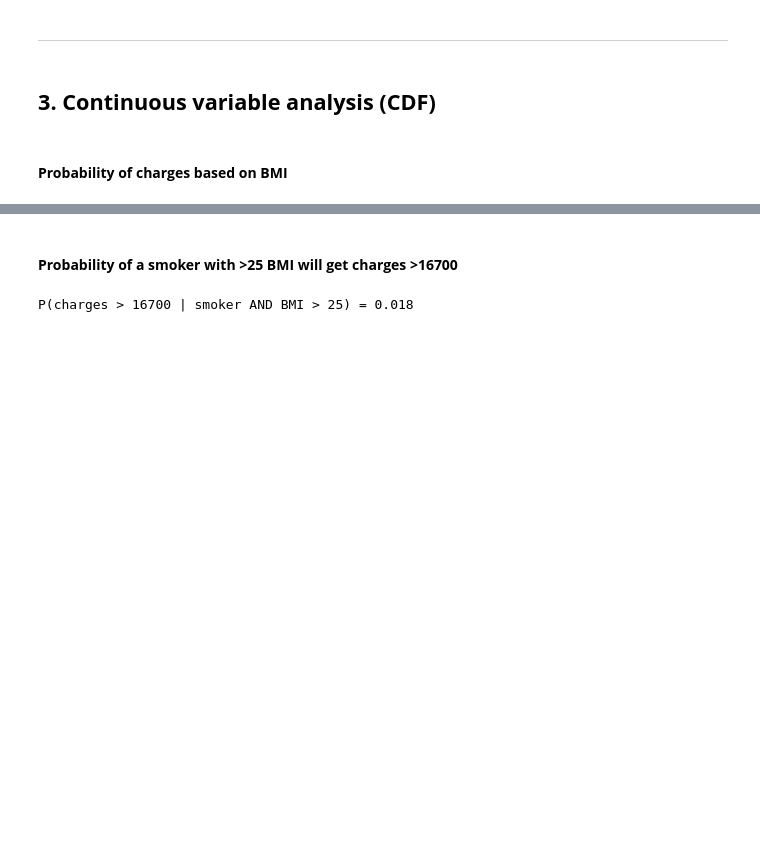
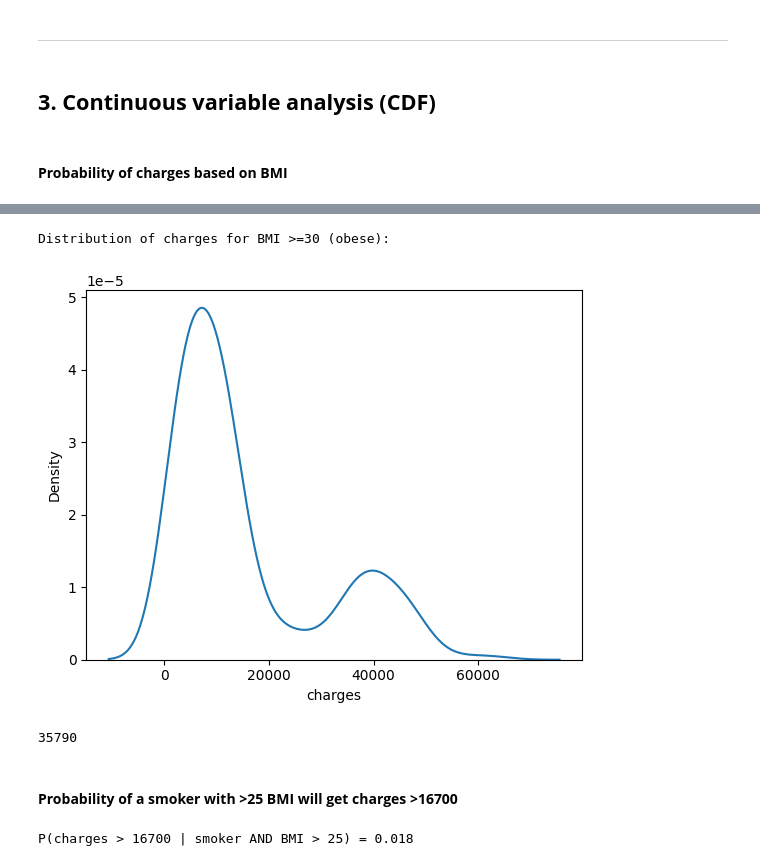
Before and after one commit to almuwahidan/pacmann-insurance-analysis, a Jupyter notebook: analysis/insurance_analysis.ipynb, the cells around one changed output, grey strips where cells are left out. Saved outputs shown, nothing was run; the diff lists cells and outputs as text; code cells hidden in the pictures; blank space fills up the shorter version.

```diff
--- a/analysis/insurance_analysis.ipynb
+++ b/analysis/insurance_analysis.ipynb
@@ -164,3 +184,19 @@ Joint and Marginal PDFs
+# %%
+print("Distribution of charges for BMI >=30 (obese):")
+plot = sns.kdeplot(data=bmi_obese, x="charges")
+# %% [output]
+Distribution of charges for BMI >=30 (obese):
+[figure, added]
+# %%
+# deleting dataset variables we no longer use
+del bmi_underweight
+del bmi_normal
+del bmi_overweight
+del bmi_obese
+
+gc.collect()
+# %% [output]
+35790
 # %% [markdown]
 #### **Probability of a smoker with >25 BMI will get charges >16700**
 # %%
```
Also changed, not shown: parts of 14 cells of this notebook.
